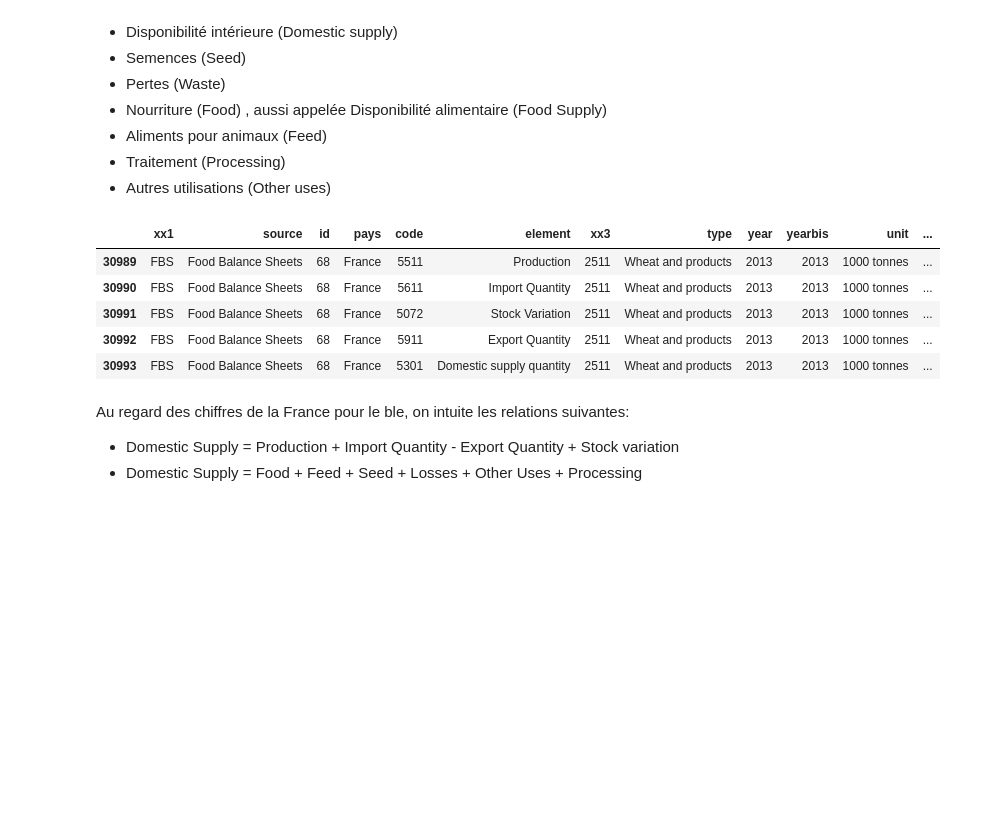
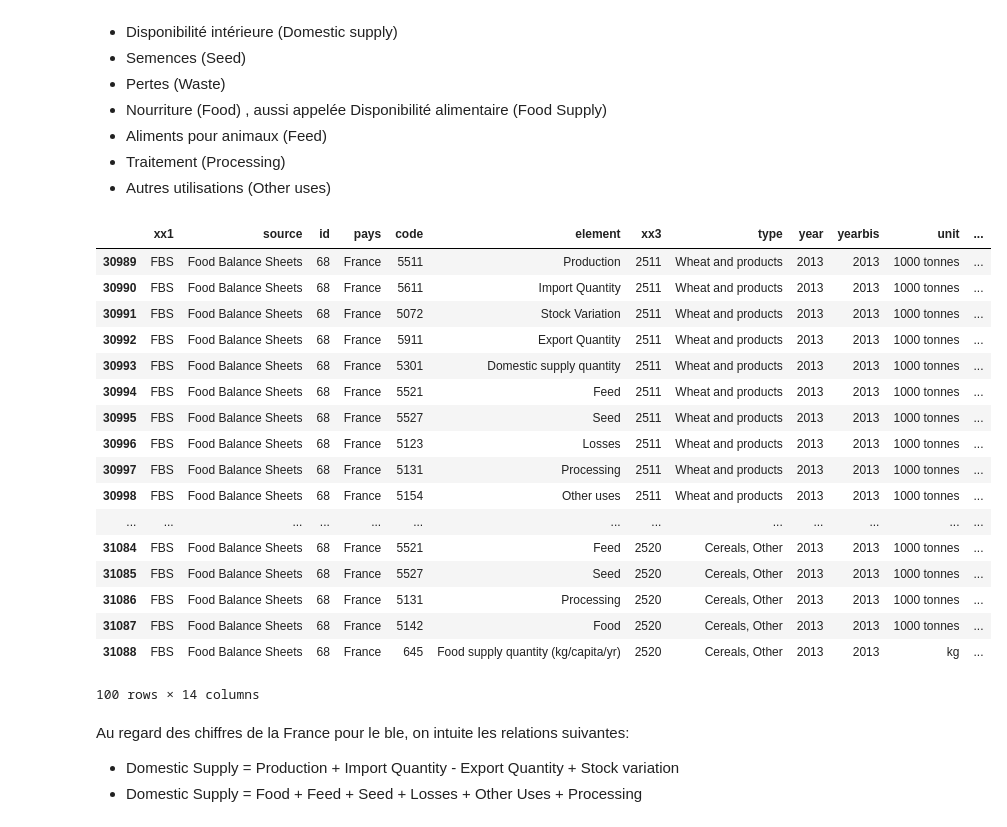
Before and after one commit to Sh4mSh4m/OCR_DA_proj3, a Jupyter notebook: projet3_fao.ipynb, the cells around one changed output. Cells and saved outputs as stored; diff of their text form; code cells hidden in the pictures; blank space fills up the shorter version.

```diff
--- a/projet3_fao.ipynb
+++ b/projet3_fao.ipynb
@@ -97,19 +74,31 @@ Identifiez ces redondances, en donnant votre réponse sous forme de formule math
 # %%
 vegetal = pd.read_csv("veg.csv")
 vegetal.columns = ["xx1", "source", "id", "pays", "code", "element", "xx3", "type", "year", "yearbis", "unit", "value", "xx6", "xx7"]
 
 # Global
 # vegetal
 
 # Focus on France
-vegetal.loc[vegetal["pays"]=="France"].head()
+vegetal.loc[vegetal["pays"]=="France"].head(100)
 # %% [output]
 |  | xx1 | source | id | pays | code | element | xx3 | type | year | yearbis | unit | ... |
 | 30989 | FBS | Food Balance Sheets | 68 | France | 5511 | Production | 2511 | Wheat and products | 2013 | 2013 | 1000 tonnes | ... |
 | 30990 | FBS | Food Balance Sheets | 68 | France | 5611 | Import Quantity | 2511 | Wheat and products | 2013 | 2013 | 1000 tonnes | ... |
 | 30991 | FBS | Food Balance Sheets | 68 | France | 5072 | Stock Variation | 2511 | Wheat and products | 2013 | 2013 | 1000 tonnes | ... |
 | 30992 | FBS | Food Balance Sheets | 68 | France | 5911 | Export Quantity | 2511 | Wheat and products | 2013 | 2013 | 1000 tonnes | ... |
 | 30993 | FBS | Food Balance Sheets | 68 | France | 5301 | Domestic supply quantity | 2511 | Wheat and products | 2013 | 2013 | 1000 tonnes | ... |
+| 30994 | FBS | Food Balance Sheets | 68 | France | 5521 | Feed | 2511 | Wheat and products | 2013 | 2013 | 1000 tonnes | ... |
+| 30995 | FBS | Food Balance Sheets | 68 | France | 5527 | Seed | 2511 | Wheat and products | 2013 | 2013 | 1000 tonnes | ... |
+| 30996 | FBS | Food Balance Sheets | 68 | France | 5123 | Losses | 2511 | Wheat and products | 2013 | 2013 | 1000 tonnes | ... |
+| 30997 | FBS | Food Balance Sheets | 68 | France | 5131 | Processing | 2511 | Wheat and products | 2013 | 2013 | 1000 tonnes | ... |
+| 30998 | FBS | Food Balance Sheets | 68 | France | 5154 | Other uses | 2511 | Wheat and products | 2013 | 2013 | 1000 tonnes | ... |
+| ... | ... | ... | ... | ... | ... | ... | ... | ... | ... | ... | ... | ... |
+| 31084 | FBS | Food Balance Sheets | 68 | France | 5521 | Feed | 2520 | Cereals, Other | 2013 | 2013 | 1000 tonnes | ... |
+| 31085 | FBS | Food Balance Sheets | 68 | France | 5527 | Seed | 2520 | Cereals, Other | 2013 | 2013 | 1000 tonnes | ... |
+| 31086 | FBS | Food Balance Sheets | 68 | France | 5131 | Processing | 2520 | Cereals, Other | 2013 | 2013 | 1000 tonnes | ... |
+| 31087 | FBS | Food Balance Sheets | 68 | France | 5142 | Food | 2520 | Cereals, Other | 2013 | 2013 | 1000 tonnes | ... |
+| 31088 | FBS | Food Balance Sheets | 68 | France | 645 | Food supply quantity (kg/capita/yr) | 2520 | Cereals, Other | 2013 | 2013 | kg | ... |
+100 rows × 14 columns
 # %% [markdown]
 Au regard des chiffres de la France pour le ble, on intuite les relations suivantes:
 * Domestic Supply = Production + Import Quantity - Export Quantity + Stock variation
```
Also changed, not shown: parts of 18 cells of this notebook.
